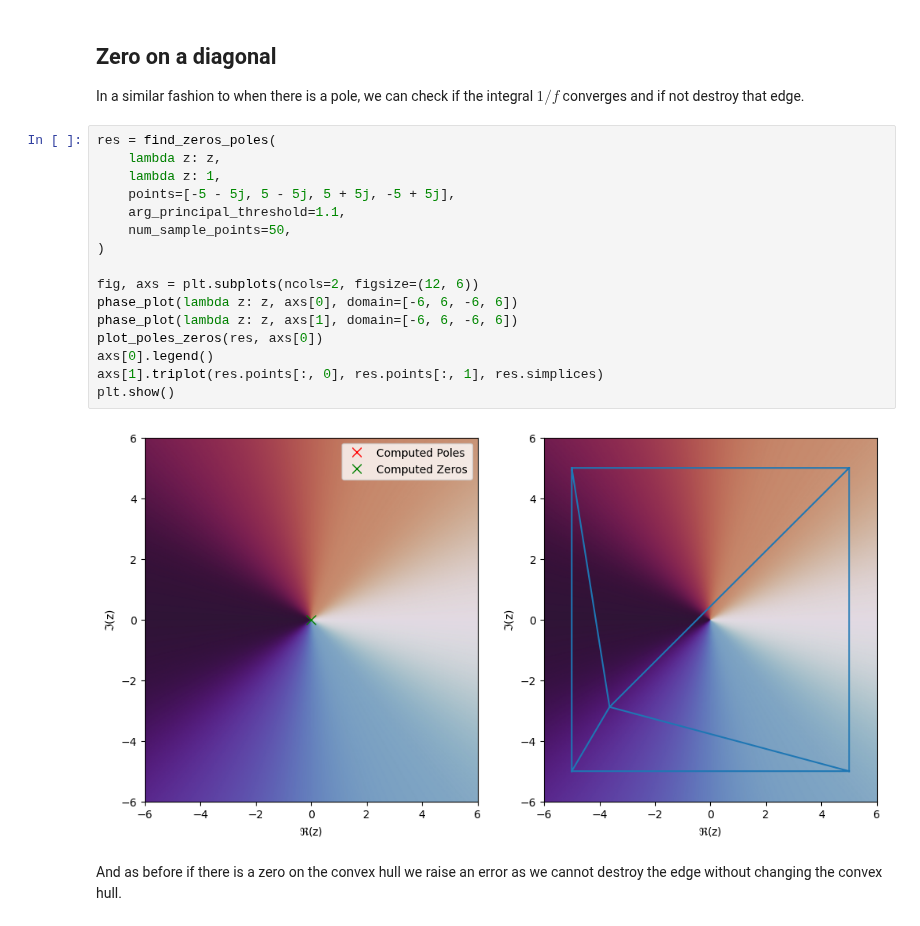
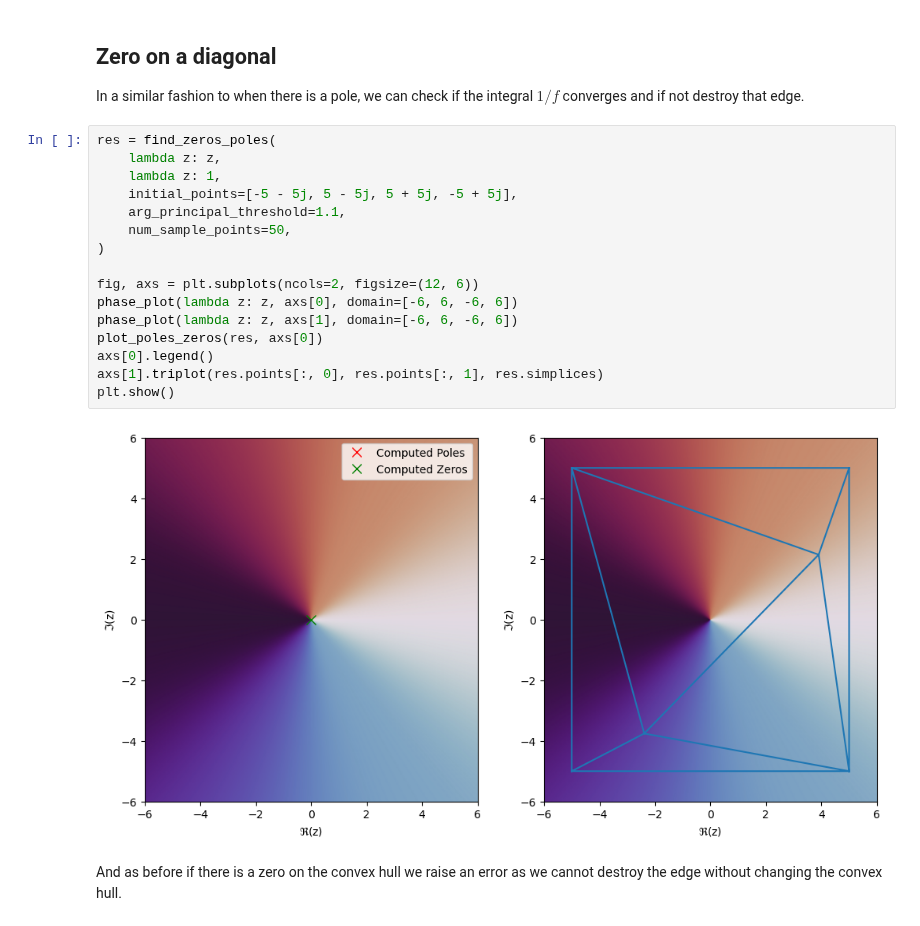
Before and after one commit to j-bowhay/Poles-and-Roots, a Jupyter notebook: notebooks/triangulation_edge_cases.ipynb, the cells around one changed output. Drawn from its saved outputs; the diff is of its cells as text.

```diff
--- a/notebooks/triangulation_edge_cases.ipynb
+++ b/notebooks/triangulation_edge_cases.ipynb
@@ -45,21 +44,21 @@ In a similar fashion to when there is a pole, we can check if the integral $1/f$
 # %%
 res = find_zeros_poles(
     lambda z: z,
     lambda z: 1,
-    points=[-5 - 5j, 5 - 5j, 5 + 5j, -5 + 5j],
+    initial_points=[-5 - 5j, 5 - 5j, 5 + 5j, -5 + 5j],
     arg_principal_threshold=1.1,
     num_sample_points=50,
 )
 
 fig, axs = plt.subplots(ncols=2, figsize=(12, 6))
 phase_plot(lambda z: z, axs[0], domain=[-6, 6, -6, 6])
 phase_plot(lambda z: z, axs[1], domain=[-6, 6, -6, 6])
 plot_poles_zeros(res, axs[0])
 axs[0].legend()
 axs[1].triplot(res.points[:, 0], res.points[:, 1], res.simplices)
 plt.show()
 # %% [output]
-[figure, old version]
+[figure, new version]
 # %% [markdown]
 And as before if there is a zero on the convex hull we raise an error as we cannot destroy the edge without changing the convex hull.
 # %%
```
Also changed, not shown: parts of 4 cells of this notebook, 1 other file.
